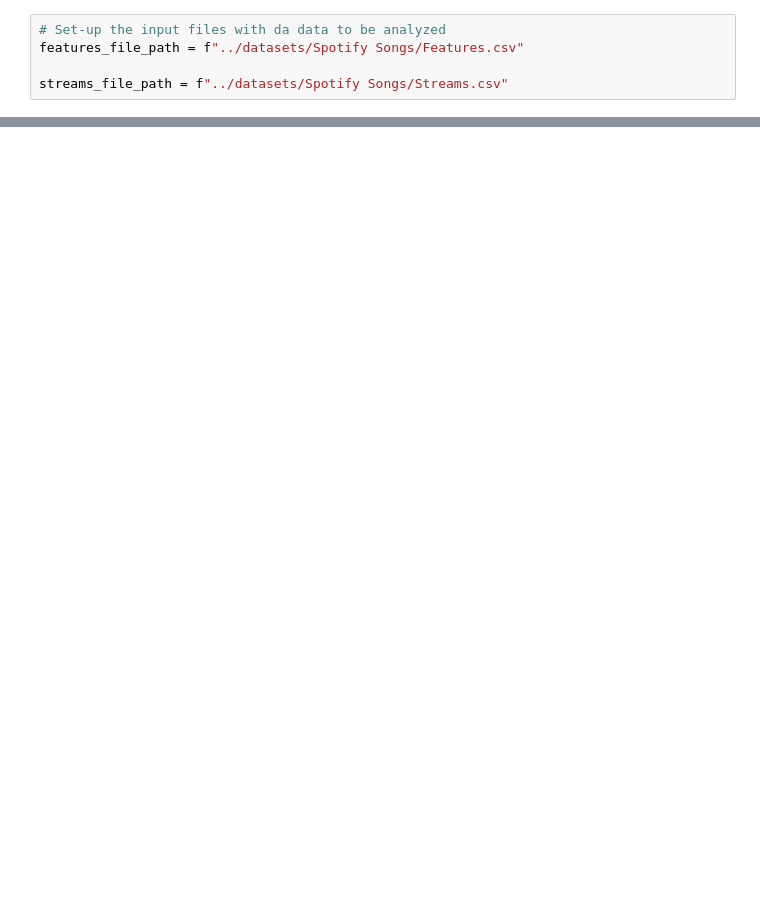
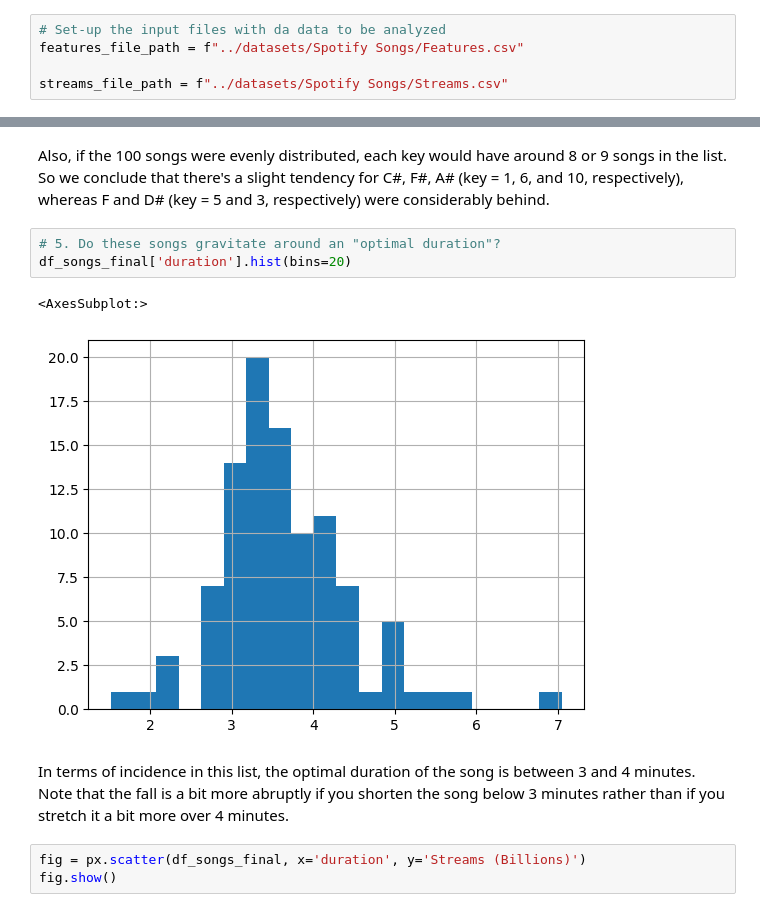
Before and after one commit to svlobao/data_analysis, a Jupyter notebook: scripts/spotify_songs.ipynb, the cells around one changed output, grey strips where cells are left out. Cells and saved outputs as stored; diff of their text form; blank space fills up the shorter version.

```diff
--- a/scripts/spotify_songs.ipynb
+++ b/scripts/spotify_songs.ipynb
@@ -251,0 +366,13 @@ df_songs_final
+# %% [markdown]
+Also, if the 100 songs were evenly distributed, each key would have around 8 or 9 songs in the list. So we conclude that there's a slight tendency for C#, F#, A# (key = 1, 6, and 10, respectively), whereas F and D# (key = 5 and 3, respectively) were considerably behind.
+# %%
+# 5. Do these songs gravitate around an "optimal duration"?
+df_songs_final['duration'].hist(bins=20)
+# %% [output]
+<AxesSubplot:>
+[figure, added]
+# %% [markdown]
+In terms of incidence in this list, the optimal duration of the song is between 3 and 4 minutes. Note that the fall is a bit more abruptly if you shorten the song below 3 minutes rather than if you stretch it a bit more over 4 minutes.
+# %%
+fig = px.scatter(df_songs_final, x='duration', y='Streams (Billions)')
+fig.show()
```
Also changed, not shown: parts of 35 cells of this notebook.
